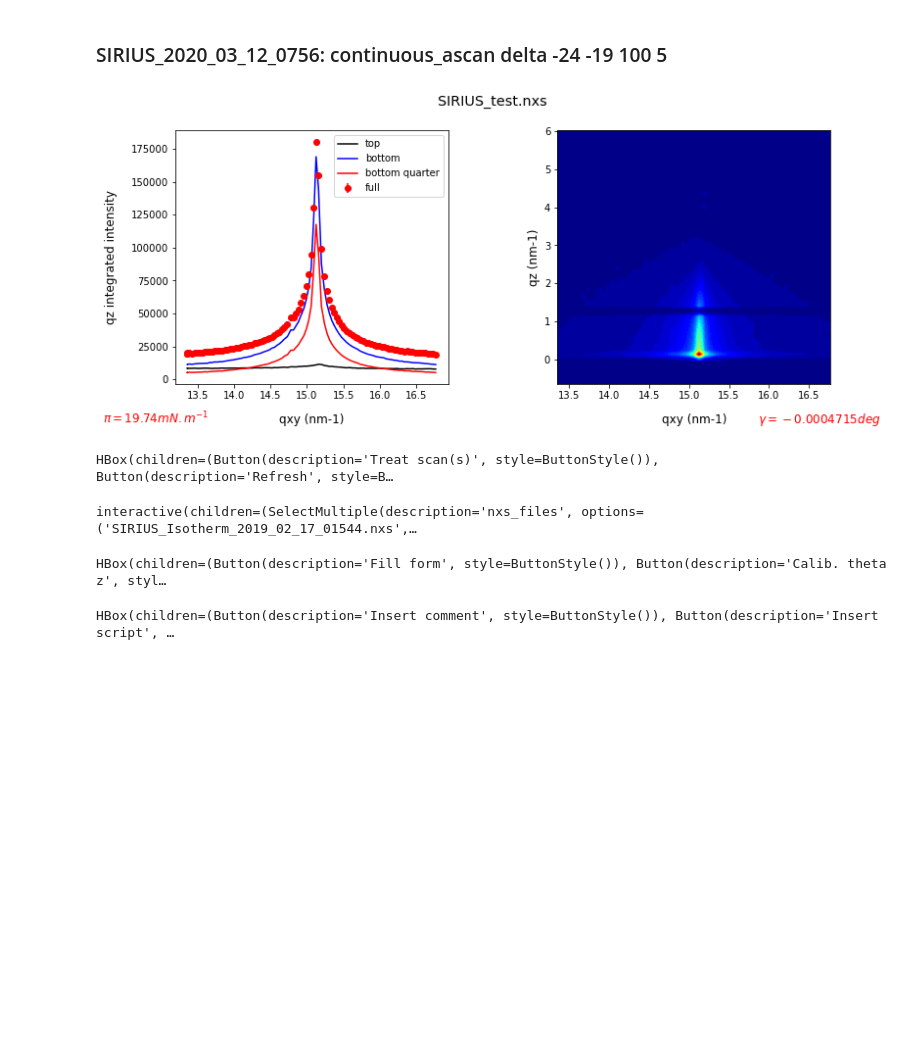
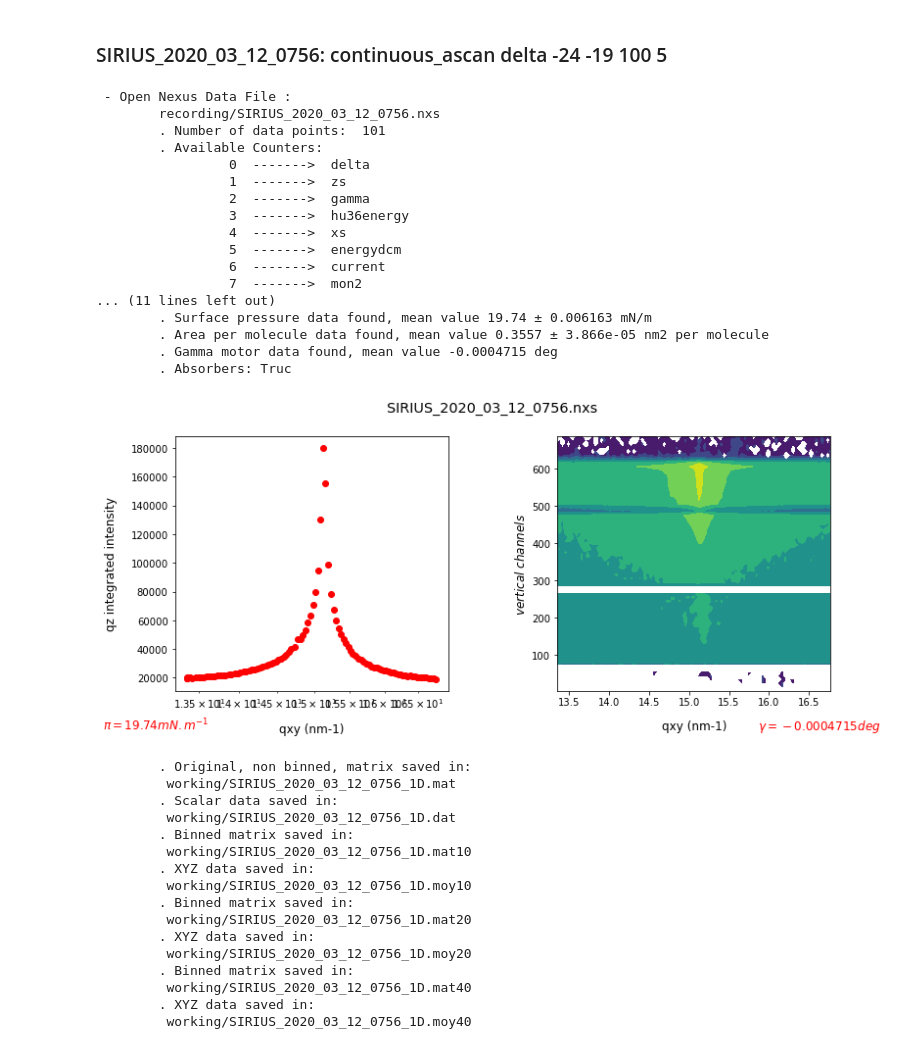
Before and after one commit to ArnaudHemmerle/JupyLabBook, a Jupyter notebook: JupyLabBook.ipynb, the cells around one changed output. Drawn from its saved outputs; the diff is of its cells as text; code cells hidden in the pictures; blank space fills up the shorter version.

Commit message:
Rewrite GIXD functions

```diff
--- a/JupyLabBook.ipynb
+++ b/JupyLabBook.ipynb
@@ -64,25 +63,46 @@ https://github.com/ArnaudHemmerle/JupyLabBook
 # %%
 x, y, xlabel, ylabel, column_x,\
 daty, datyTop, datyBottom, datyFirstQuarter,\
 mat, mat_binned, ch_binned, \
 mean_pi, mean_area, mean_gamma = \
-GIXD.Extract(nxs_filename='SIRIUS_2020_03_12_0756.nxs', recording_dir=expt.recording_dir,
-             channel0=607, thetazfactor=0.00024318628377198605, wavelength=0.155, thetac=0.0028,
-             binsize=10, computeqz=True,
-             show_data_stamps=False, verbose=False,absorbers='')
-
-
-GIXD.Plot(x=x, y=y, xlabel=xlabel, ylabel=ylabel,
-          daty=daty, datyTop=datyTop, datyBottom=datyBottom, datyFirstQuarter=datyFirstQuarter,
-          mat=mat, mat_binned=mat_binned, ch_binned=ch_binned,
-          mean_pi=mean_pi, mean_area=mean_area, mean_gamma=mean_gamma,
-          nxs_filename='SIRIUS_test.nxs', logx=False, logy=False, logz=False,
-          nblevels=50, absorbers='', cmap='jet')
-
-
-GIXD.Save(x=x, daty=daty, datyTop=datyTop, datyBottom=datyBottom, datyFirstQuarter=datyFirstQuarter, mat=mat, moytocreate=[10, 20, 40], mean_gamma=mean_gamma, column_x=column_x,
-          channel0=607, thetazfactor=0.00024318628377198605, wavelength=0.155, thetac=0.0028,
-         nxs_filename='SIRIUS_2020_03_12_0756.nxs', recording_dir=expt.recording_dir, working_dir=expt.working_dir,
-         computeqz=True, verbose=False)
+GIXD.Treat(nxs_filename='SIRIUS_2020_03_12_0756.nxs', recording_dir=expt.recording_dir,
+             channel0=607.5, thetazfactor=0.00024318628377198605, wavelength=0.155, thetac=0.0028,
+             binsize=10, computeqz=False,
+             absorbers='Truc', logx=True, logy=False, logz=True, nblevels=50, cmap='jet',
+             working_dir=expt.working_dir, moytocreate=[10, 20, 40],
+             show_data_stamps=True, plot=True, save=True, verbose=True)
 # %% [output]
+ - Open Nexus Data File :
+        recording/SIRIUS_2020_03_12_0756.nxs
+        . Number of data points:  101
+        . Available Counters:
+                 0  ------->  delta
+                 1  ------->  zs
+                 2  ------->  gamma
+                 3  ------->  hu36energy
+                 4  ------->  xs
+                 5  ------->  energydcm
+                 6  ------->  current
+                 7  ------->  mon2
+... (11 lines left out)
+        . Surface pressure data found, mean value 19.74 ± 0.006163 mN/m
+        . Area per molecule data found, mean value 0.3557 ± 3.866e-05 nm2 per molecule
+        . Gamma motor data found, mean value -0.0004715 deg
+        . Absorbers: Truc
-[figure, old version]
+[figure, new version]
+        . Original, non binned, matrix saved in:
+         working/SIRIUS_2020_03_12_0756_1D.mat
+        . Scalar data saved in:
+         working/SIRIUS_2020_03_12_0756_1D.dat
+        . Binned matrix saved in:
+         working/SIRIUS_2020_03_12_0756_1D.mat10
+        . XYZ data saved in:
+         working/SIRIUS_2020_03_12_0756_1D.moy10
+        . Binned matrix saved in:
+         working/SIRIUS_2020_03_12_0756_1D.mat20
+        . XYZ data saved in:
+         working/SIRIUS_2020_03_12_0756_1D.moy20
+        . Binned matrix saved in:
+         working/SIRIUS_2020_03_12_0756_1D.mat40
+        . XYZ data saved in:
+         working/SIRIUS_2020_03_12_0756_1D.moy40
@@ -91,7 +108,0 @@ CF.Extract_GIXD(nxs_filename='SIRIUS_2020_03_12_0756.nxs',working_dir=expt.worki
-# %%
-FE.Choose_action(expt)
-# %% [output]
-HBox(children=(Button(description='Treat scan(s)', style=ButtonStyle()), Button(description='Refresh', style=B…
-interactive(children=(SelectMultiple(description='nxs_files', options=('SIRIUS_Isotherm_2019_02_17_01544.nxs',…
-HBox(children=(Button(description='Fill form', style=ButtonStyle()), Button(description='Calib. theta z', styl…
-HBox(children=(Button(description='Insert comment', style=ButtonStyle()), Button(description='Insert script', …
```
Also changed, not shown: parts of 5 cells of this notebook, 2 other files.
